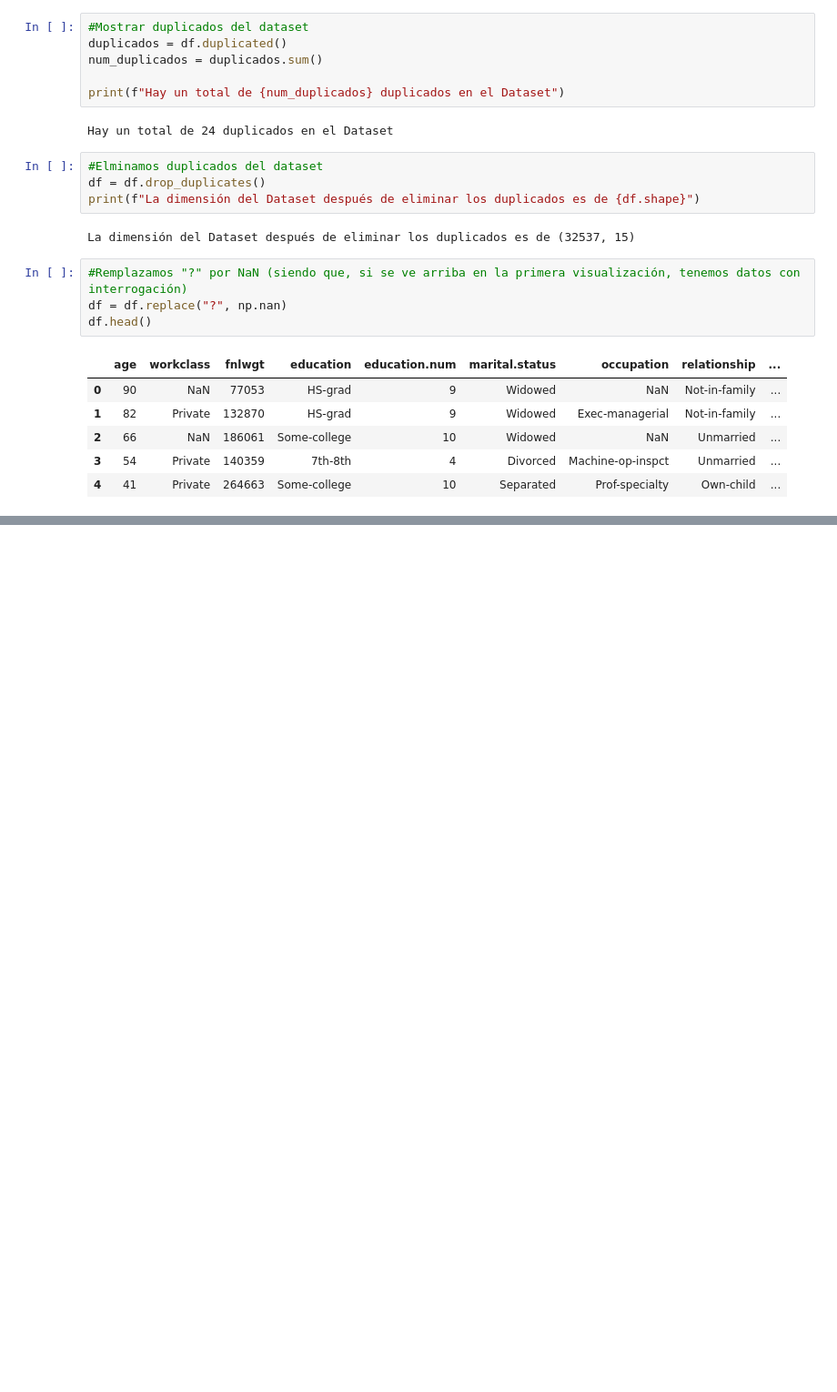
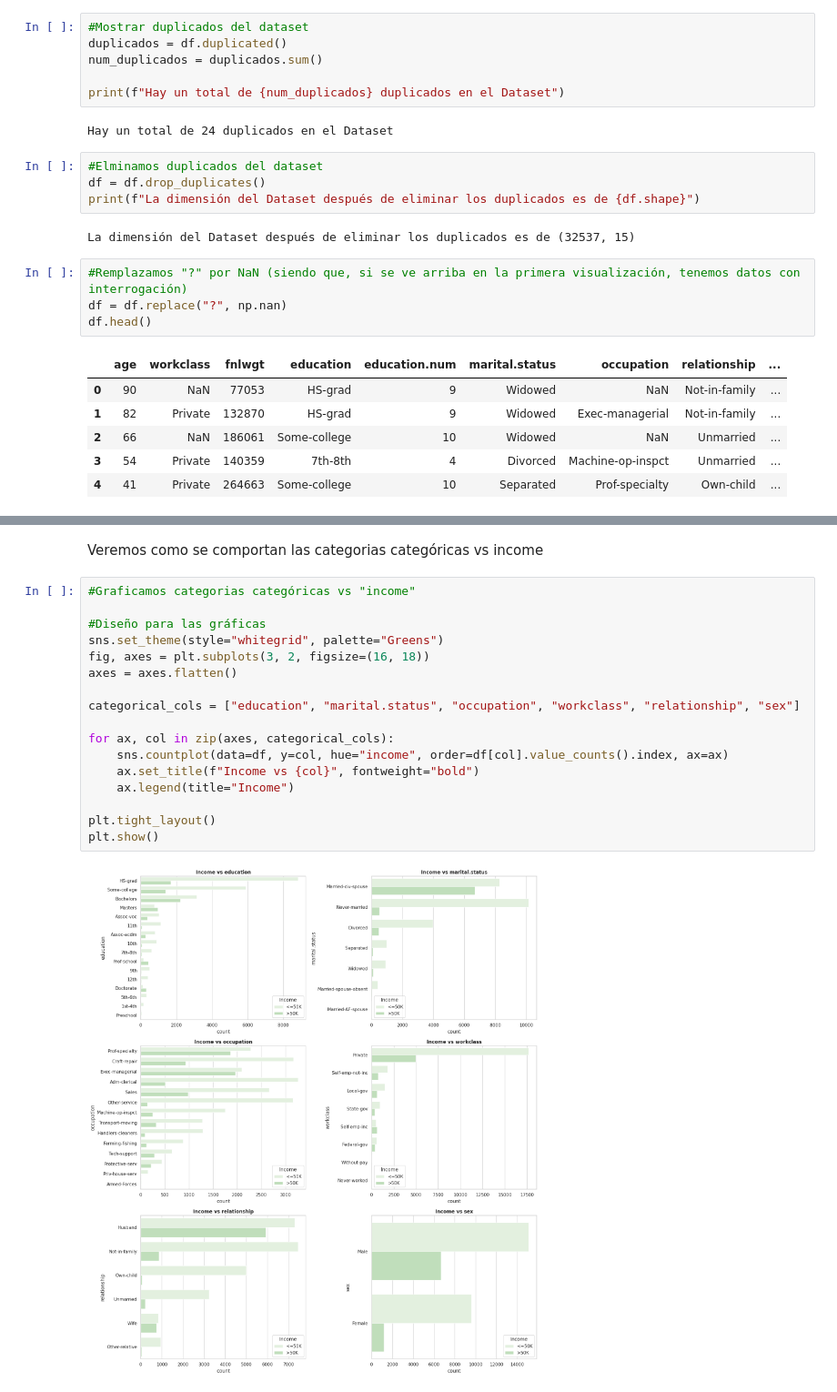
Before and after one commit to 4GeeksAcademy/Leonel_Ponce_Tu_futuro_seg-n_la_Data, a Jupyter notebook: src/explore.ipynb, the cells around one changed output, grey strips where cells are left out. Shown at 91% size. Drawn from its saved outputs; the diff is of its cells as text; blank space fills up the shorter version.

```diff
--- a/src/explore.ipynb
+++ b/src/explore.ipynb
@@ -128,0 +230,21 @@ dtype: int64
+# %% [markdown]
+Veremos como se comportan las categorias categóricas vs income
+# %%
+#Graficamos categorias categóricas vs "income"
+
+#Diseño para las gráficas
+sns.set_theme(style="whitegrid", palette="Greens")
+fig, axes = plt.subplots(3, 2, figsize=(16, 18))
+axes = axes.flatten()
+
+categorical_cols = ["education", "marital.status", "occupation", "workclass", "relationship", "sex"]
+
+for ax, col in zip(axes, categorical_cols):
+    sns.countplot(data=df, y=col, hue="income", order=df[col].value_counts().index, ax=ax)
+    ax.set_title(f"Income vs {col}", fontweight="bold")
+    ax.legend(title="Income")
+
+plt.tight_layout()
+plt.show()
+# %% [output]
+[figure, added]
```
Also changed, not shown: parts of 20 cells of this notebook.
